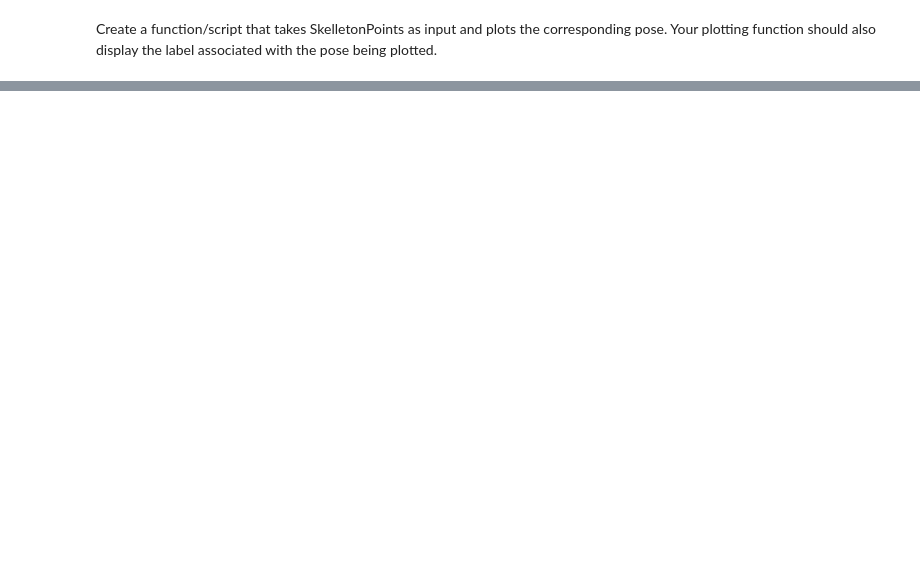
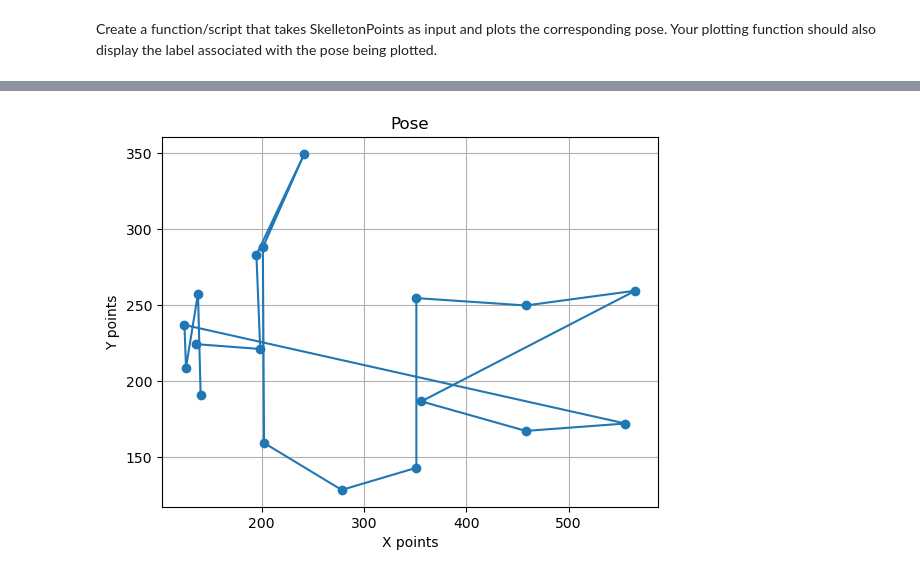
Before and after one commit to IsaacPerez02/ML_for_networks, a Jupyter notebook: Seminars/Seminar_02/S2.ipynb, the cells around one changed output, grey strips where cells are left out. Saved outputs shown, nothing was run; the diff lists cells and outputs as text; code cells hidden in the pictures; blank space fills up the shorter version.

```diff
--- a/Seminars/Seminar_02/S2.ipynb
+++ b/Seminars/Seminar_02/S2.ipynb
@@ -34,0 +56,18 @@ display(df.head(10))
+# %%
+def plot_pose(Skpoints):
+    x_points = []
+    y_points = []
+    for i in range(18):
+        x_points.append(Skpoints[i])
+        y_points.append(Skpoints[18+i])
+
+    plt.plot(x_points, y_points, marker='o', linestyle='-')
+    plt.xlabel('X points')
+    plt.ylabel('Y points')
+    plt.title('Pose')
+    plt.grid(True)
+    plt.show()
+# %%
+plot_pose(df.iloc[0])
+# %% [output]
+[figure, added]
```
Also changed, not shown: parts of 3 cells of this notebook, 6 other files.
